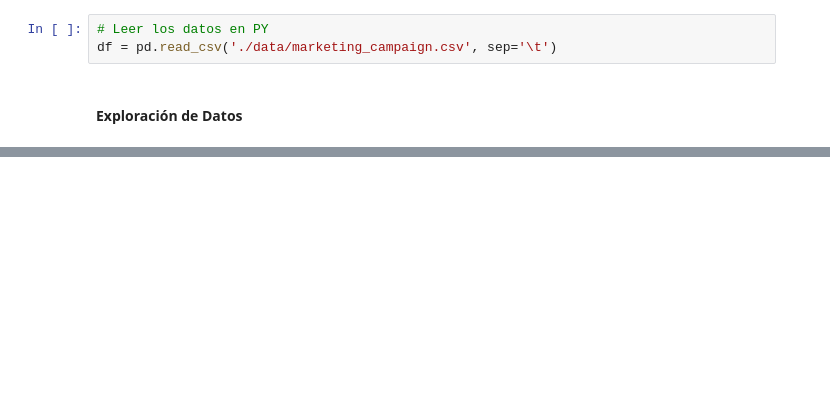
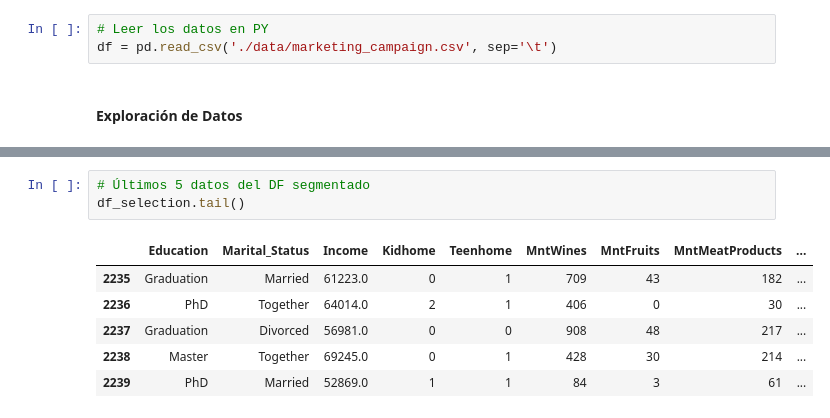
Before and after one commit to Ju-oogle/DS-CH-32845, a Jupyter notebook: Customer_Analysis.ipynb, the cells around one changed output, grey strips where cells are left out. Cells and saved outputs as stored; diff of their text form; blank space fills up the shorter version.

```diff
--- a/Customer_Analysis.ipynb
+++ b/Customer_Analysis.ipynb
@@ -55,0 +147,10 @@ df.describe()
+# %%
+# Últimos 5 datos del DF segmentado
+df_selection.tail()
+# %% [output]
+|  | Education | Marital_Status | Income | Kidhome | Teenhome | MntWines | MntFruits | MntMeatProducts | ... |
+| 2235 | Graduation | Married | 61223.0 | 0 | 1 | 709 | 43 | 182 | ... |
+| 2236 | PhD | Together | 64014.0 | 2 | 1 | 406 | 0 | 30 | ... |
+| 2237 | Graduation | Divorced | 56981.0 | 0 | 0 | 908 | 48 | 217 | ... |
+| 2238 | Master | Together | 69245.0 | 0 | 1 | 428 | 30 | 214 | ... |
+| 2239 | PhD | Married | 52869.0 | 1 | 1 | 84 | 3 | 61 | ... |
```
Also changed, not shown: parts of 12 cells of this notebook, 2 other files.
